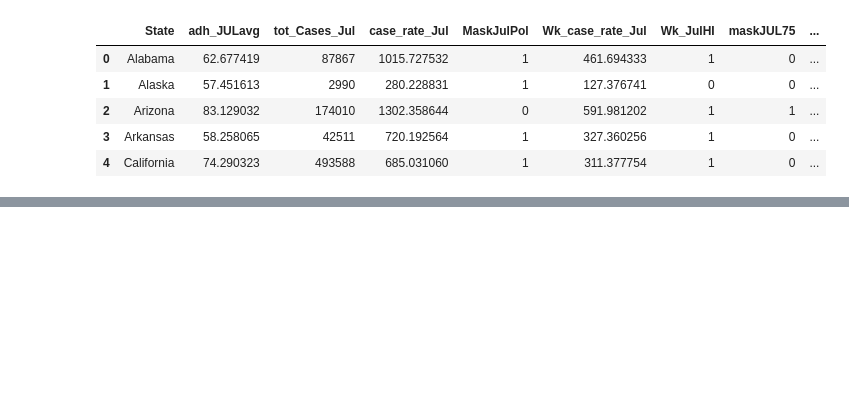
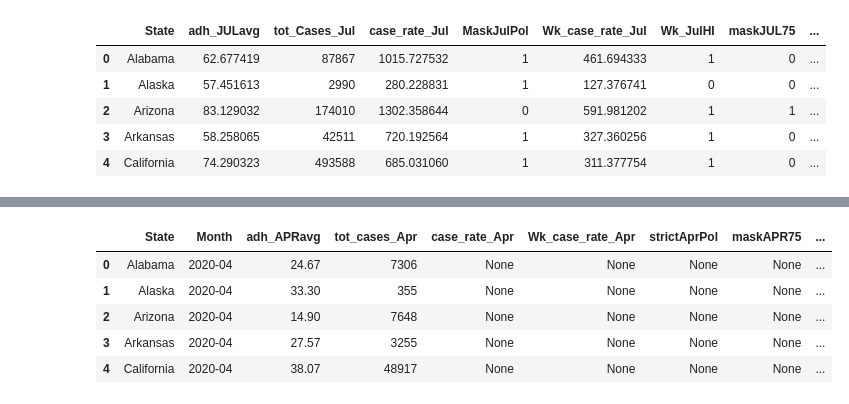
Before and after one commit to michael-sorensen/ETL-Project, a Jupyter notebook: Final_ETL.ipynb, the cells around one changed output, grey strips where cells are left out. Cells and saved outputs as stored; diff of their text form; code cells hidden in the pictures; blank space fills up the shorter version.

```diff
--- a/Final_ETL.ipynb
+++ b/Final_ETL.ipynb
@@ -121,0 +113,9 @@ cities_data_df.to_csv('Output_Data/cities_df.csv', index = False)
+# %%
+pd.read_sql_query('select * from april', con=engine).head()
+# %% [output]
+|  | State | Month | adh_APRavg | tot_cases_Apr | case_rate_Apr | Wk_case_rate_Apr | strictAprPol | maskAPR75 | ... |
+| 0 | Alabama | 2020-04 | 24.67 | 7306 | None | None | None | None | ... |
+| 1 | Alaska | 2020-04 | 33.30 | 355 | None | None | None | None | ... |
+| 2 | Arizona | 2020-04 | 14.90 | 7648 | None | None | None | None | ... |
+| 3 | Arkansas | 2020-04 | 27.57 | 3255 | None | None | None | None | ... |
+| 4 | California | 2020-04 | 38.07 | 48917 | None | None | None | None | ... |
```
Also changed, not shown: parts of 11 cells of this notebook.
